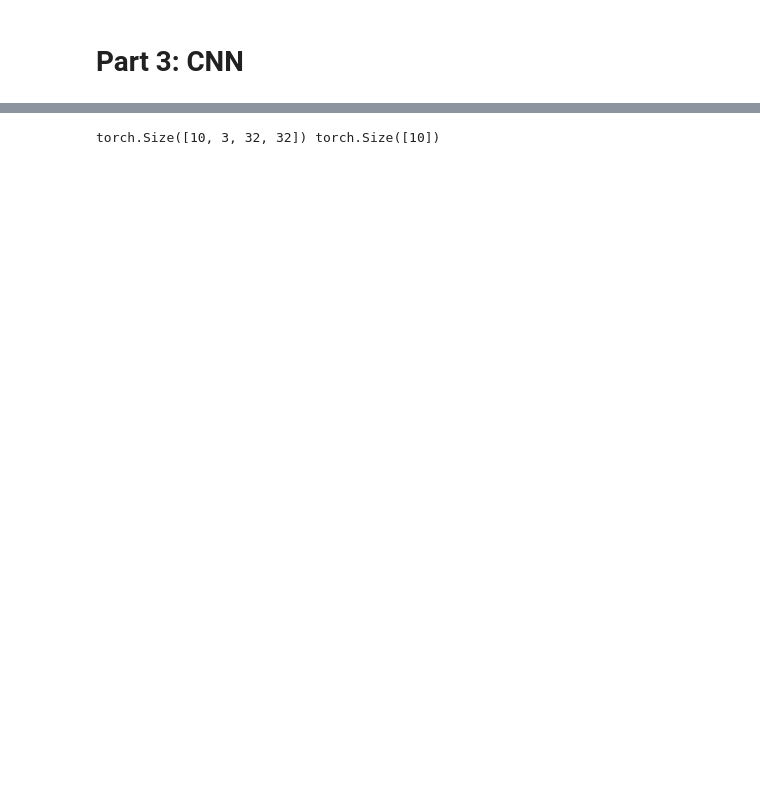
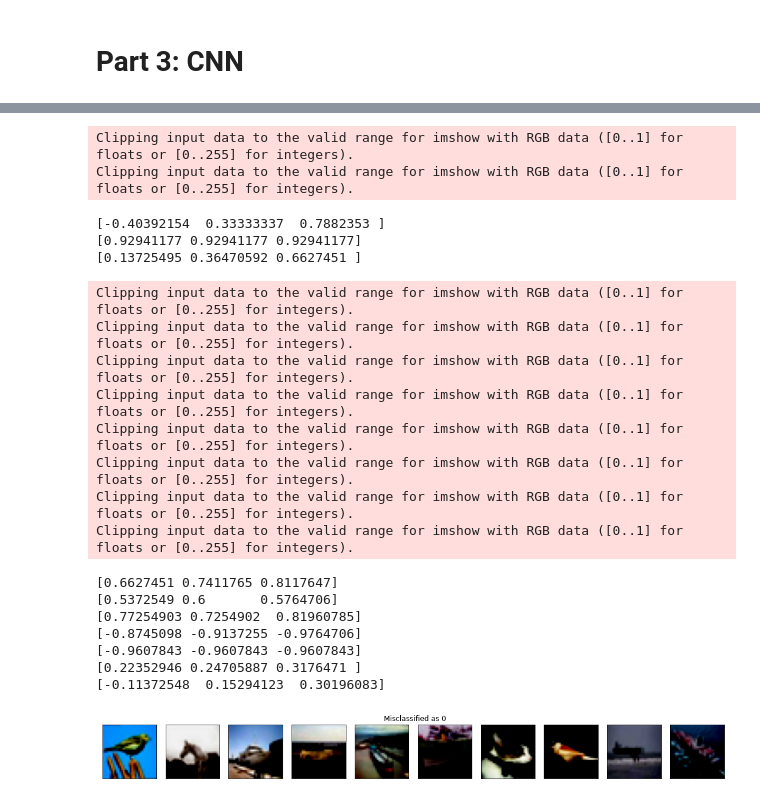
Before and after one commit to ezhang7423/ece180, a Jupyter notebook: hw5/xor.ipynb, the cells around one changed output, grey strips where cells are left out. Saved outputs shown, nothing was run; the diff lists cells and outputs as text; code cells hidden in the pictures; blank space fills up the shorter version.

```diff
--- a/hw5/xor.ipynb
+++ b/hw5/xor.ipynb
@@ -665,6 +642,0 @@ for sz in batch_sizes:
-# %%
-for (images, labels) in train_loader:
-    print(images.shape, labels.shape)
-    break
-# %% [output]
-torch.Size([10, 3, 32, 32]) torch.Size([10])
@@ -676,0 +643,59 @@ history = train_with_batchsize(model, 50)
+# %%
+# b) Find 10 misclassified test samples for each output class
+
+
+test_loader = torch.utils.data.DataLoader(testset, batch_size=10,
+                                        shuffle=False, num_workers=2)
+
+best_model = a_group[0]
+misclassified = {k: [] for k in range(10)}
+incorrect = []
+i = 0
+for images, labels in test_loader:
+
+    outputs = best_model(images)
+
+    # Get predictions from the maximum value
+    _, predicted = torch.max(outputs.data, 1)
+    for pred, act, image in zip(predicted, labels, images):
+        if pred != act:
+            misclassified[pred.item()].append(image) # save misclassified images
+
+fig=plt.figure(figsize=(15, 15))
+
+for clas in range(1):
+    for i in range(1, 11):
+        img = misclassified[clas][i].numpy()
+        img = np.dstack((img[0], img[1], img[2]))
+        print(img[0][0])
+        ax = fig.add_subplot(10, 10, clas * 10 + i)
+        ax.set_xticks([])
+        ax.set_yticks([])
+        if i % 5 == 0 and i % 10 != 0:
+            ax.set_title(f"                             Misclassified as {clas}")
+        plt.imshow(img)
+
+plt.tight_layout()
+plt.show()
+# %% [output]
+Clipping input data to the valid range for imshow with RGB data ([0..1] for floats or [0..255] for integers).
+Clipping input data to the valid range for imshow with RGB data ([0..1] for floats or [0..255] for integers).
+[-0.40392154  0.33333337  0.7882353 ]
+[0.92941177 0.92941177 0.92941177]
+[0.13725495 0.36470592 0.6627451 ]
+Clipping input data to the valid range for imshow with RGB data ([0..1] for floats or [0..255] for integers).
+Clipping input data to the valid range for imshow with RGB data ([0..1] for floats or [0..255] for integers).
+Clipping input data to the valid range for imshow with RGB data ([0..1] for floats or [0..255] for integers).
+Clipping input data to the valid range for imshow with RGB data ([0..1] for floats or [0..255] for integers).
+Clipping input data to the valid range for imshow with RGB data ([0..1] for floats or [0..255] for integers).
+Clipping input data to the valid range for imshow with RGB data ([0..1] for floats or [0..255] for integers).
+Clipping input data to the valid range for imshow with RGB data ([0..1] for floats or [0..255] for integers).
+Clipping input data to the valid range for imshow with RGB data ([0..1] for floats or [0..255] for integers).
+[0.6627451 0.7411765 0.8117647]
+[0.5372549 0.6       0.5764706]
+[0.77254903 0.7254902  0.81960785]
+[-0.8745098 -0.9137255 -0.9764706]
+[-0.9607843 -0.9607843 -0.9607843]
+[0.22352946 0.24705887 0.3176471 ]
+[-0.11372548  0.15294123  0.30196083]
+[figure, added]
```
Also changed, not shown: parts of 13 cells of this notebook, 2 other files.
